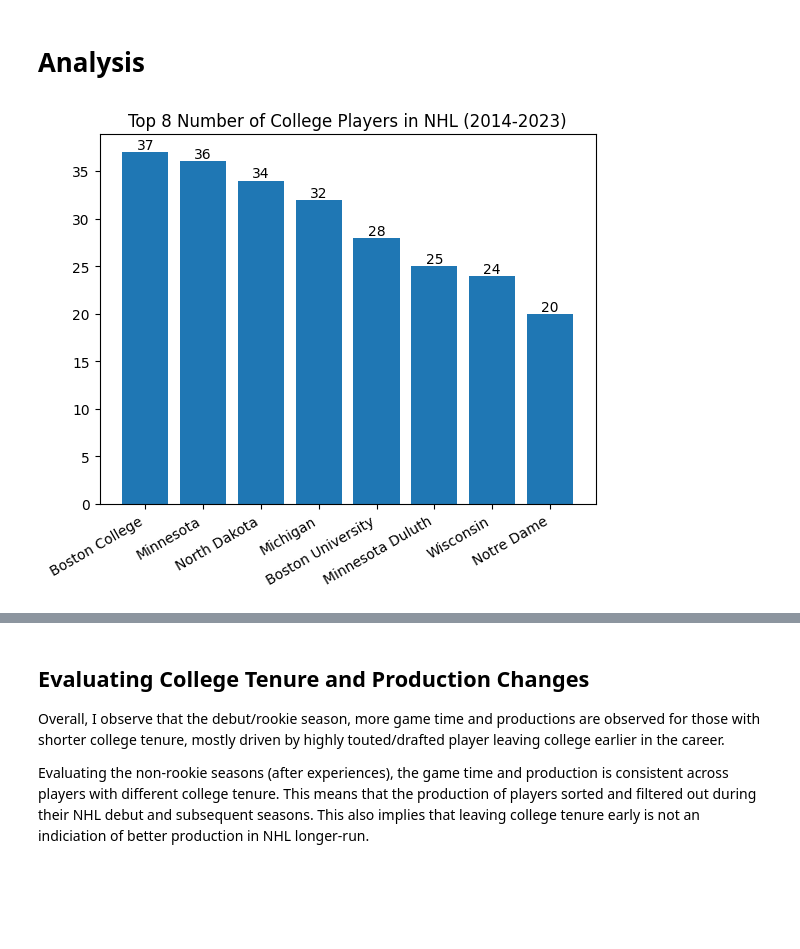
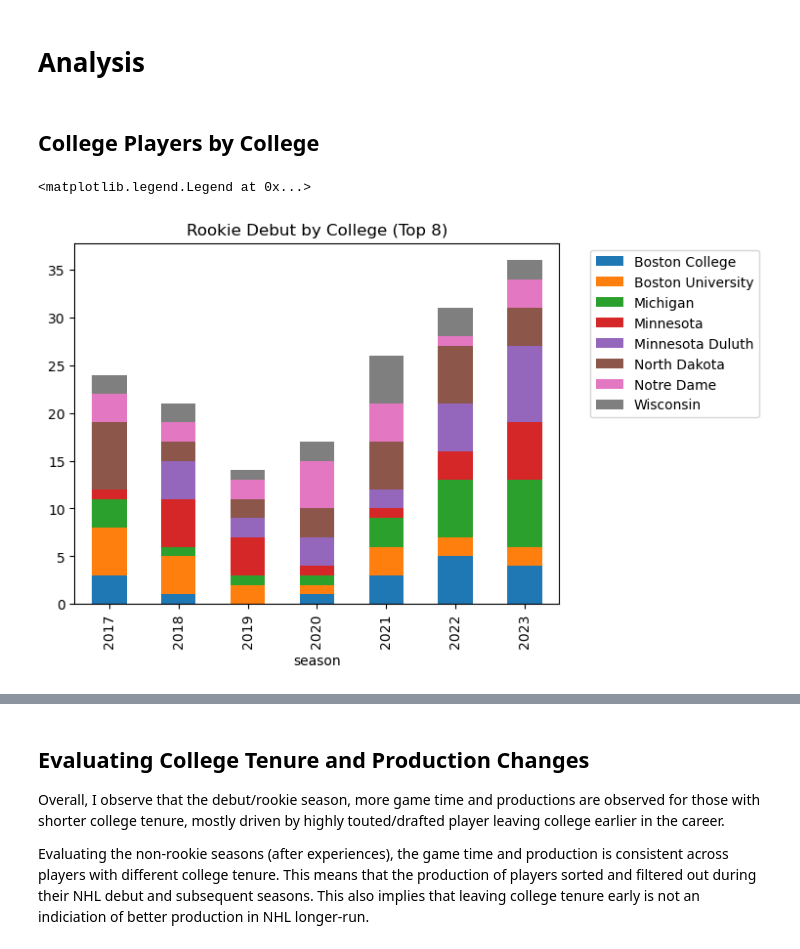
Before and after one commit to justinjjlee/NHL-Analytics, a Jupyter notebook: dev/player_college/NHL_player_college_process.ipynb, the cells around one changed output, grey strips where cells are left out. Drawn from its saved outputs; the diff is of its cells as text; code cells hidden in the pictures; blank space fills up the shorter version.

```diff
--- a/dev/player_college/NHL_player_college_process.ipynb
+++ b/dev/player_college/NHL_player_college_process.ipynb
@@ -36,5 +40,7 @@ dfin = pd.read_csv(cwd_data + "nhl/data_gamelvl/processed/2022cum_player_college
 # %% [markdown]
 # Analysis
+# %% [markdown]
+## College Players by College
 # %%
 # Top 10 production college? need college column
 tab_count = dfin.groupby('college').id_player.nunique().reset_index()
@@ -45,16 +51,19 @@ templot = tab_count.sort_values(by='id_player',ascending=False).head(8)
 tempdf = dfin.loc[dfin.gamemin < 30,:]
 tab_count = tempdf.groupby('college').gamemin.median().reset_index()
 templot = pd.merge(templot,tab_count, on='college', how='left')
-
-fig, ax = plt.subplots()
-plt.bar(templot.college, templot.id_player)
-
-ax.bar_label(ax.containers[0], label_type='edge')
-
-plt.title("Top 8 Number of College Players in NHL (2014-2023)")
-plt.setp(ax.get_xticklabels(), rotation=30, horizontalalignment='right')
-
-plt.show()
-# %% [output]
-[figure, removed]
+# %%
+# Observing rookie debut
+rookie = dfin.loc[dfin.rookie==True, :]\
+    .groupby(['season','college'])\
+    .id_player.count().reset_index()
+rookie = rookie.loc[rookie.college.isin(templot.college)]
+
+tab_rookie = rookie.pivot_table(index="season", values="id_player", columns="college").reset_index()
+
+tab_rookie.plot(x='season', kind='bar', stacked=True,
+        title='Rookie Debut by College (Top 8)')
+plt.legend(bbox_to_anchor=(1.05, 1.0), loc="upper left")
+# %% [output]
+<matplotlib.legend.Legend at 0x...>
+[figure, added]
 # %%
```
Also changed, not shown: parts of 14 cells of this notebook, 28 other files.
